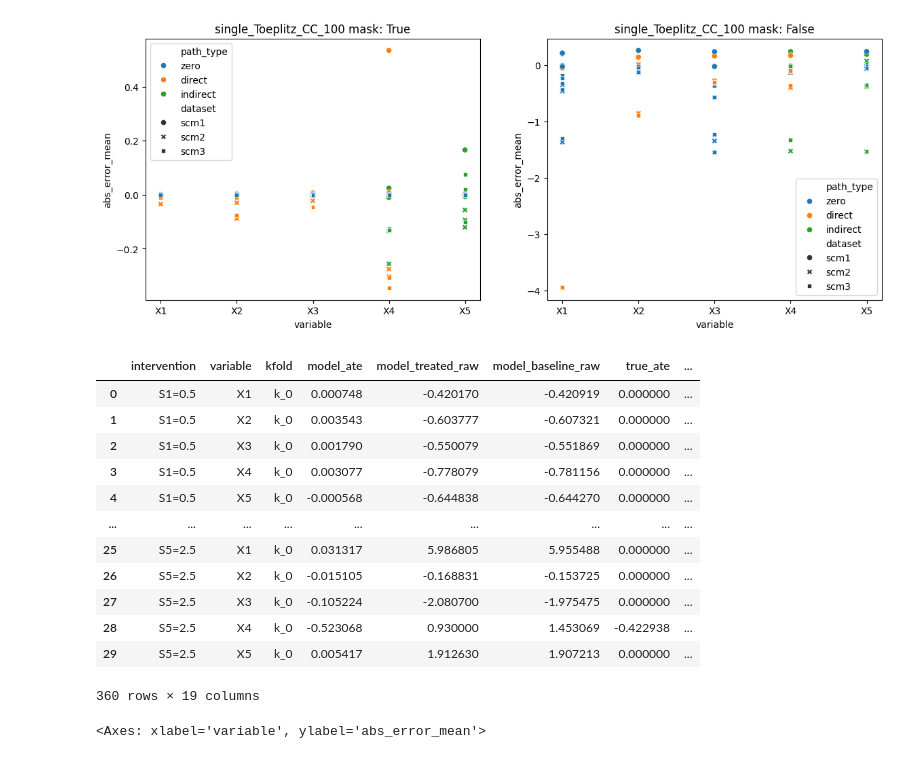
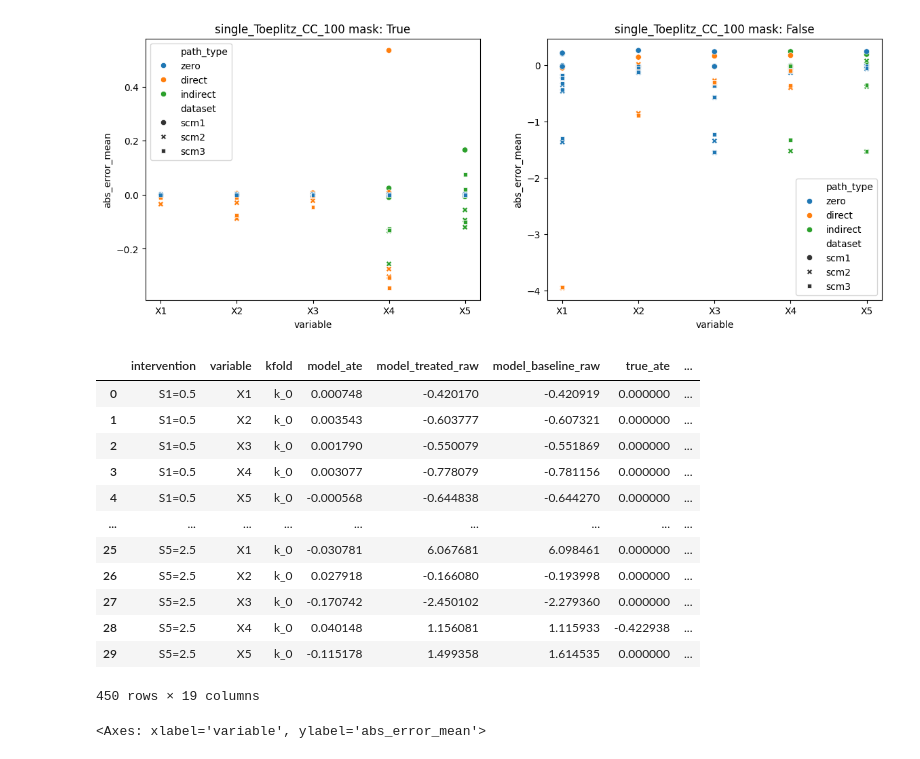
Before and after one commit to scipi1/causaliT, a Jupyter notebook: notebooks/nb_benchmark.ipynb, the cells around one changed output. Drawn from its saved outputs; the diff is of its cells as text; code cells hidden in the pictures.

```diff
--- a/notebooks/nb_benchmark.ipynb
+++ b/notebooks/nb_benchmark.ipynb
@@ -837,6 +837,27 @@ models_list = [
         "filepath"  : "../experiments/calitrain_single_Toeplitz_CC_svfa_scm3_63719390"
         },
 
+    # single with MLP, 3 layers, CV
+    {
+        "model"     : "single_sva_Toeplitz_CC_cali_MLP_cv",
+        "dataset"   : "scm1",
+        "hard"      : False,
+        "filepath"  : "../experiments/calitrain_single_Toeplitz_CC_svfa_scm1_63894528"
+        },
+    {
+        "model"     : "single_sva_Toeplitz_CC_cali_MLP_cv",
+        "dataset"   : "scm2",
+        "hard"      : False,
+        "filepath"  : "../experiments/calitrain_single_Toeplitz_CC_svfa_scm2_63894505"
+        },
+
+    {
+        "model"     : "single_sva_Toeplitz_CC_cali_MLP_cv",
+        "dataset"   : "scm3",
+        "hard"      : False,
+        "filepath"  : "../experiments/calitrain_single_Toeplitz_CC_svfa_scm3_63894481"
+        },
+
 
 ]
 
@@ -854,39 +875,39 @@ for d in models_list:
     if dfm is None:
         dfm = df_
     else:
         dfm = pd.concat([dfm, df_], axis=0)
 
     # exp df
     # dfe_ = pd.read_csv(join(d["filepath"], intermediate_path, experiment_summary_filename))
     # dfe_["model"] = d["model"]
     # dfe_["dataset"] = d["dataset"]
     # dfe_["hard"] = d["hard"]
 
     # if dfe is None:
     #     dfe = dfe_
     # else:
     #     dfe = pd.concat([dfe, dfe_], axis=0)
 
 
 dfm = add_ate_groups(dfm)
 
 # compatible label with baseline
 dfm["abs_error_mean"] = dfm["abs_error"]
 dfm
 # %% [output]
 |  | intervention | variable | kfold | model_ate | model_treated_raw | model_baseline_raw | true_ate | ... |
 | 0 | S1=0.5 | X1 | k_0 | 0.000748 | -0.420170 | -0.420919 | 0.000000 | ... |
 | 1 | S1=0.5 | X2 | k_0 | 0.003543 | -0.603777 | -0.607321 | 0.000000 | ... |
 | 2 | S1=0.5 | X3 | k_0 | 0.001790 | -0.550079 | -0.551869 | 0.000000 | ... |
 | 3 | S1=0.5 | X4 | k_0 | 0.003077 | -0.778079 | -0.781156 | 0.000000 | ... |
 | 4 | S1=0.5 | X5 | k_0 | -0.000568 | -0.644838 | -0.644270 | 0.000000 | ... |
 | ... | ... | ... | ... | ... | ... | ... | ... | ... |
-| 25 | S5=2.5 | X1 | k_0 | 0.031317 | 5.986805 | 5.955488 | 0.000000 | ... |
-| 26 | S5=2.5 | X2 | k_0 | -0.015105 | -0.168831 | -0.153725 | 0.000000 | ... |
-| 27 | S5=2.5 | X3 | k_0 | -0.105224 | -2.080700 | -1.975475 | 0.000000 | ... |
-| 28 | S5=2.5 | X4 | k_0 | -0.523068 | 0.930000 | 1.453069 | -0.422938 | ... |
-| 29 | S5=2.5 | X5 | k_0 | 0.005417 | 1.912630 | 1.907213 | 0.000000 | ... |
+| 25 | S5=2.5 | X1 | k_0 | -0.030781 | 6.067681 | 6.098461 | 0.000000 | ... |
+| 26 | S5=2.5 | X2 | k_0 | 0.027918 | -0.166080 | -0.193998 | 0.000000 | ... |
+| 27 | S5=2.5 | X3 | k_0 | -0.170742 | -2.450102 | -2.279360 | 0.000000 | ... |
+| 28 | S5=2.5 | X4 | k_0 | 0.040148 | 1.156081 | 1.115933 | -0.422938 | ... |
+| 29 | S5=2.5 | X5 | k_0 | -0.115178 | 1.499358 | 1.614535 | 0.000000 | ... |
-360 rows × 19 columns
+450 rows × 19 columns
 # %%
 df_ = df.set_index(["model", "hard", "dataset", "intervention", "variable", "dist_group", "struct_group", "path_type"])
 dfm_ = dfm.set_index(["model", "hard", "dataset", "intervention", "variable", "dist_group", "struct_group", "path_type"])
```
Also changed, not shown: parts of 4 cells of this notebook, 5 other files.
